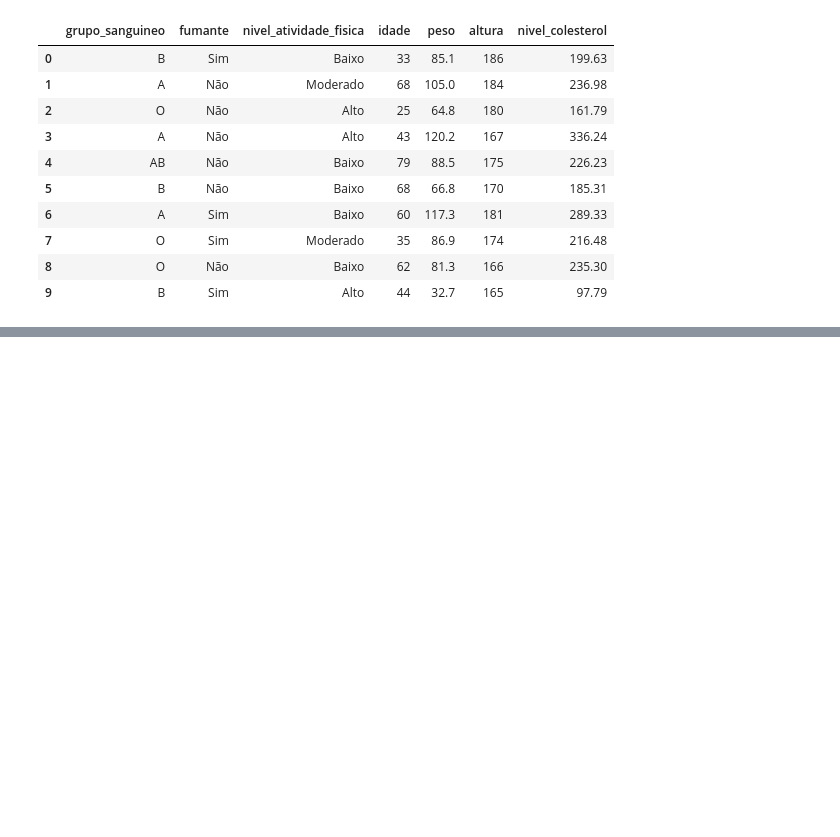
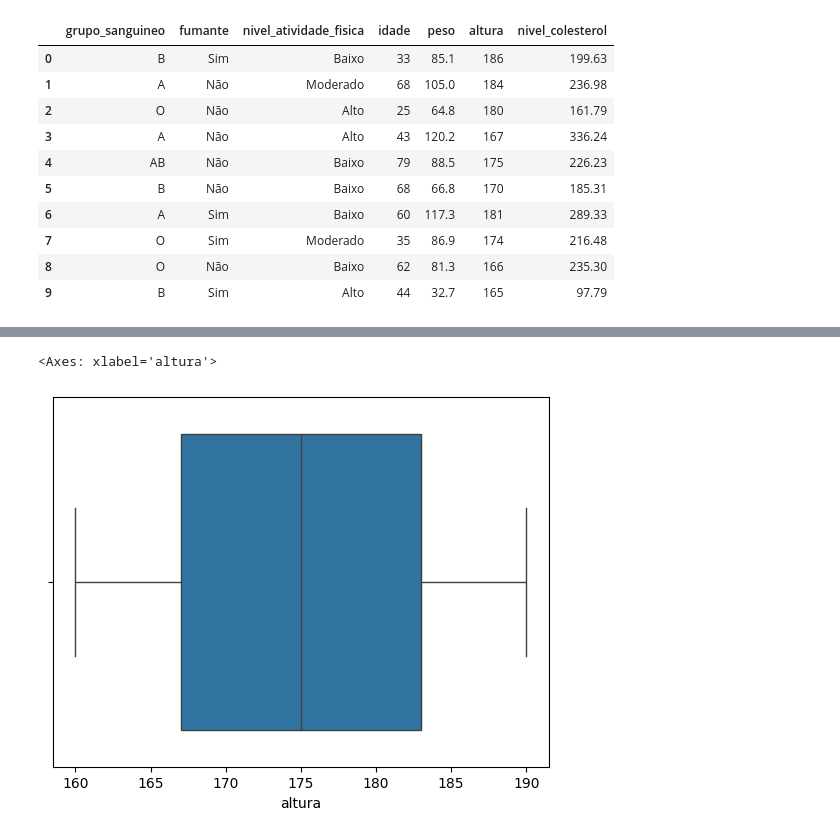
Before and after one commit to srmatheusmaciel/regressao_linear_multipla, a Jupyter notebook: modelo_colesterol.ipynb, the cells around one changed output, grey strips where cells are left out. Saved outputs shown, nothing was run; the diff lists cells and outputs as text; code cells hidden in the pictures; blank space fills up the shorter version.

```diff
--- a/modelo_colesterol.ipynb
+++ b/modelo_colesterol.ipynb
@@ -180,0 +229,6 @@ df_colesterol_eda.head(10)
+# %%
+# Verificar / detectar outliers - Altura
+sns.boxplot(x='altura', data=df_colesterol_eda)
+# %% [output]
+<Axes: xlabel='altura'>
+[figure, added]
```
Also changed, not shown: parts of 7 cells of this notebook.
